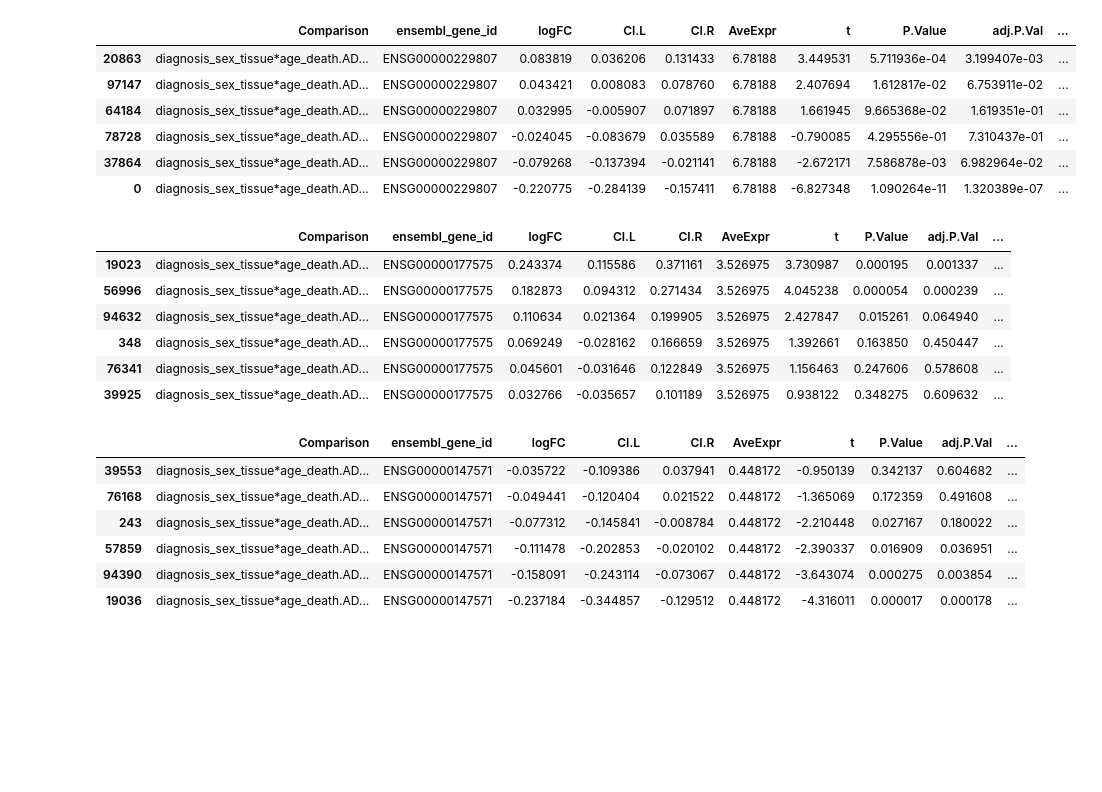
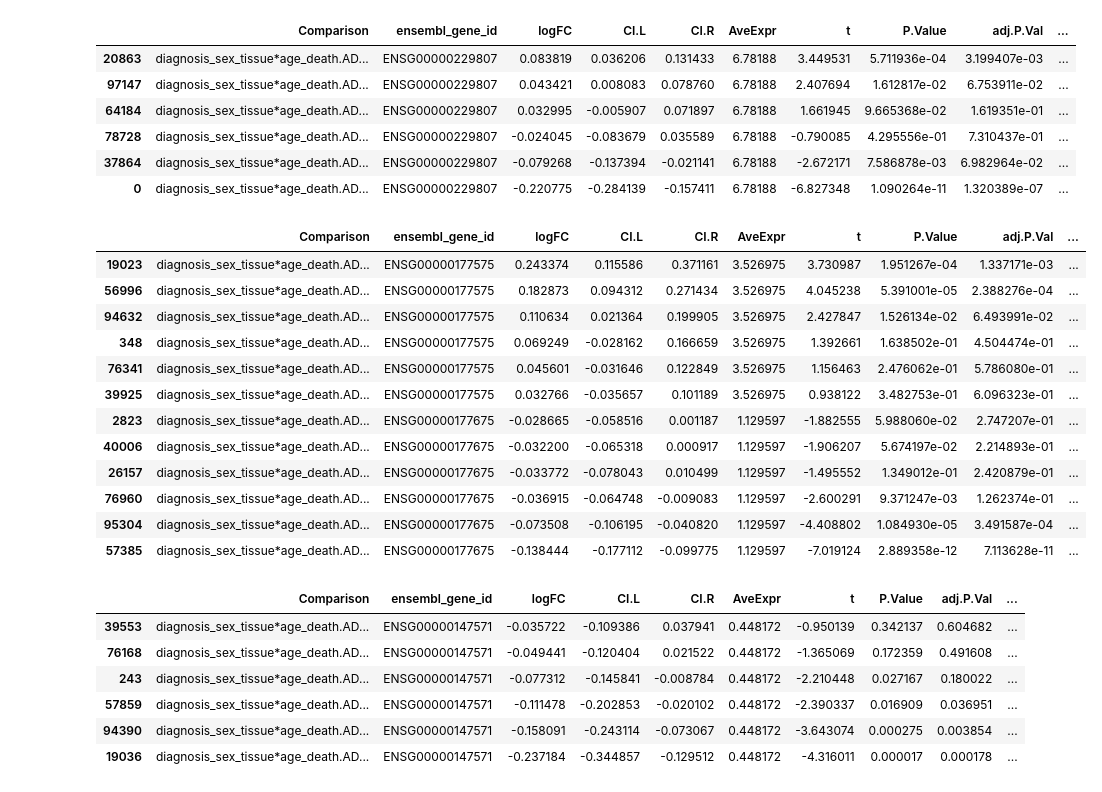
Before and after one commit to jamiecarnevale/GeneClassification-AD, a Jupyter notebook: exploring rnaseq ROSMAP.ipynb, the cells around one changed output. Saved outputs shown, nothing was run; the diff lists cells and outputs as text; code cells hidden in the pictures; blank space fills up the shorter version.

```diff
--- a/exploring rnaseq ROSMAP.ipynb
+++ b/exploring rnaseq ROSMAP.ipynb
@@ -67,7 +71,6 @@ df.shape
 # %% [output]
 (113154, 15)
 # %%
-pd.set_option('display.max_colwidth', None)
 df.sort_values(by='logFC', ascending=False).head(20)
 # %% [output]
 |  | Comparison | ensembl_gene_id | logFC | CI.L | CI.R | AveExpr | t | P.Value | adj.P.Val | ... |
@@ -88,7 +91,6 @@ df.sort_values(by='logFC', ascending=False).head(20)
 | 56700 | diagnosis_sex_tissue*age_death.AD... | ENSG00000183379 | 0.280931 | 0.234372 | 0.327491 | 4.087023 | 11.822514 | 2.152912e-31 | 1.561606e-28 | ... |
 | 18971 | diagnosis_sex_tissue*age_death.AD... | ENSG00000134817 | 0.279186 | 0.166944 | 0.391428 | 4.966493 | 4.872743 | 1.171917e-06 | 1.971559e-05 | ... |
 # %%
-pd.set_option('display.max_colwidth', None)
 df.sort_values(by='logFC').head(20)
 # %% [output]
 |  | Comparison | ensembl_gene_id | logFC | CI.L | CI.R | AveExpr | t | P.Value | adj.P.Val | ... |
@@ -535 +564,16 @@ df_grouped_filtered3_male.to_csv('filtered_male_ROSMAP.csv')
+# %%
+def filter_sort_genes(df, hgnc_symbol, num_rows=20):
+    """Filter a dataframe based on HGNC symbol and sort by logFC in descending order.
+
+    Parameters:
+    df (pandas.DataFrame): The dataframe to filter.
+    hgnc_symbol (str): The HGNC symbol to filter by.
+    num_rows (int): The number of rows to display. Default is 20.
+
+    Returns:
+    pandas.DataFrame: The filtered and sorted dataframe.
+    """
+    mask = df['hgnc_symbol'].str.contains(hgnc_symbol)
+    df_filtered = df[mask].sort_values(by='logFC', ascending=False)
+    return df_filtered.head(num_rows)
 # %%
@@ -633,21 +637,19 @@ df_filtered.head(20)
 | 37864 | diagnosis_sex_tissue*age_death.AD... | ENSG00000229807 | -0.079268 | -0.137394 | -0.021141 | 6.78188 | -2.672171 | 7.586878e-03 | 6.982964e-02 | ... |
 | 0 | diagnosis_sex_tissue*age_death.AD... | ENSG00000229807 | -0.220775 | -0.284139 | -0.157411 | 6.78188 | -6.827348 | 1.090264e-11 | 1.320389e-07 | ... |
 # %%
-
-# Create a boolean mask
-mask = df['hgnc_symbol'].str.match('^CD163$')
-
-# Apply the mask to the dataframe and sort
-df_filtered = df[mask].sort_values(by='logFC', ascending=False)
-
-# Display the first 20 rows
-df_filtered.head(20)
+filter_sort_genes(df, 'CD163')
 # %% [output]
 |  | Comparison | ensembl_gene_id | logFC | CI.L | CI.R | AveExpr | t | P.Value | adj.P.Val | ... |
-| 19023 | diagnosis_sex_tissue*age_death.AD... | ENSG00000177575 | 0.243374 | 0.115586 | 0.371161 | 3.526975 | 3.730987 | 0.000195 | 0.001337 | ... |
-| 56996 | diagnosis_sex_tissue*age_death.AD... | ENSG00000177575 | 0.182873 | 0.094312 | 0.271434 | 3.526975 | 4.045238 | 0.000054 | 0.000239 | ... |
-| 94632 | diagnosis_sex_tissue*age_death.AD... | ENSG00000177575 | 0.110634 | 0.021364 | 0.199905 | 3.526975 | 2.427847 | 0.015261 | 0.064940 | ... |
-| 348 | diagnosis_sex_tissue*age_death.AD... | ENSG00000177575 | 0.069249 | -0.028162 | 0.166659 | 3.526975 | 1.392661 | 0.163850 | 0.450447 | ... |
-| 76341 | diagnosis_sex_tissue*age_death.AD... | ENSG00000177575 | 0.045601 | -0.031646 | 0.122849 | 3.526975 | 1.156463 | 0.247606 | 0.578608 | ... |
-| 39925 | diagnosis_sex_tissue*age_death.AD... | ENSG00000177575 | 0.032766 | -0.035657 | 0.101189 | 3.526975 | 0.938122 | 0.348275 | 0.609632 | ... |
+| 19023 | diagnosis_sex_tissue*age_death.AD... | ENSG00000177575 | 0.243374 | 0.115586 | 0.371161 | 3.526975 | 3.730987 | 1.951267e-04 | 1.337171e-03 | ... |
+| 56996 | diagnosis_sex_tissue*age_death.AD... | ENSG00000177575 | 0.182873 | 0.094312 | 0.271434 | 3.526975 | 4.045238 | 5.391001e-05 | 2.388276e-04 | ... |
+| 94632 | diagnosis_sex_tissue*age_death.AD... | ENSG00000177575 | 0.110634 | 0.021364 | 0.199905 | 3.526975 | 2.427847 | 1.526134e-02 | 6.493991e-02 | ... |
+| 348 | diagnosis_sex_tissue*age_death.AD... | ENSG00000177575 | 0.069249 | -0.028162 | 0.166659 | 3.526975 | 1.392661 | 1.638502e-01 | 4.504474e-01 | ... |
+| 76341 | diagnosis_sex_tissue*age_death.AD... | ENSG00000177575 | 0.045601 | -0.031646 | 0.122849 | 3.526975 | 1.156463 | 2.476062e-01 | 5.786080e-01 | ... |
+| 39925 | diagnosis_sex_tissue*age_death.AD... | ENSG00000177575 | 0.032766 | -0.035657 | 0.101189 | 3.526975 | 0.938122 | 3.482753e-01 | 6.096323e-01 | ... |
+| 2823 | diagnosis_sex_tissue*age_death.AD... | ENSG00000177675 | -0.028665 | -0.058516 | 0.001187 | 1.129597 | -1.882555 | 5.988060e-02 | 2.747207e-01 | ... |
+| 40006 | diagnosis_sex_tissue*age_death.AD... | ENSG00000177675 | -0.032200 | -0.065318 | 0.000917 | 1.129597 | -1.906207 | 5.674197e-02 | 2.214893e-01 | ... |
+| 26157 | diagnosis_sex_tissue*age_death.AD... | ENSG00000177675 | -0.033772 | -0.078043 | 0.010499 | 1.129597 | -1.495552 | 1.349012e-01 | 2.420879e-01 | ... |
+| 76960 | diagnosis_sex_tissue*age_death.AD... | ENSG00000177675 | -0.036915 | -0.064748 | -0.009083 | 1.129597 | -2.600291 | 9.371247e-03 | 1.262374e-01 | ... |
+| 95304 | diagnosis_sex_tissue*age_death.AD... | ENSG00000177675 | -0.073508 | -0.106195 | -0.040820 | 1.129597 | -4.408802 | 1.084930e-05 | 3.491587e-04 | ... |
+| 57385 | diagnosis_sex_tissue*age_death.AD... | ENSG00000177675 | -0.138444 | -0.177112 | -0.099775 | 1.129597 | -7.019124 | 2.889358e-12 | 7.113628e-11 | ... |
 # %%
```
Also changed, not shown: parts of 86 cells of this notebook, 5 other files.
